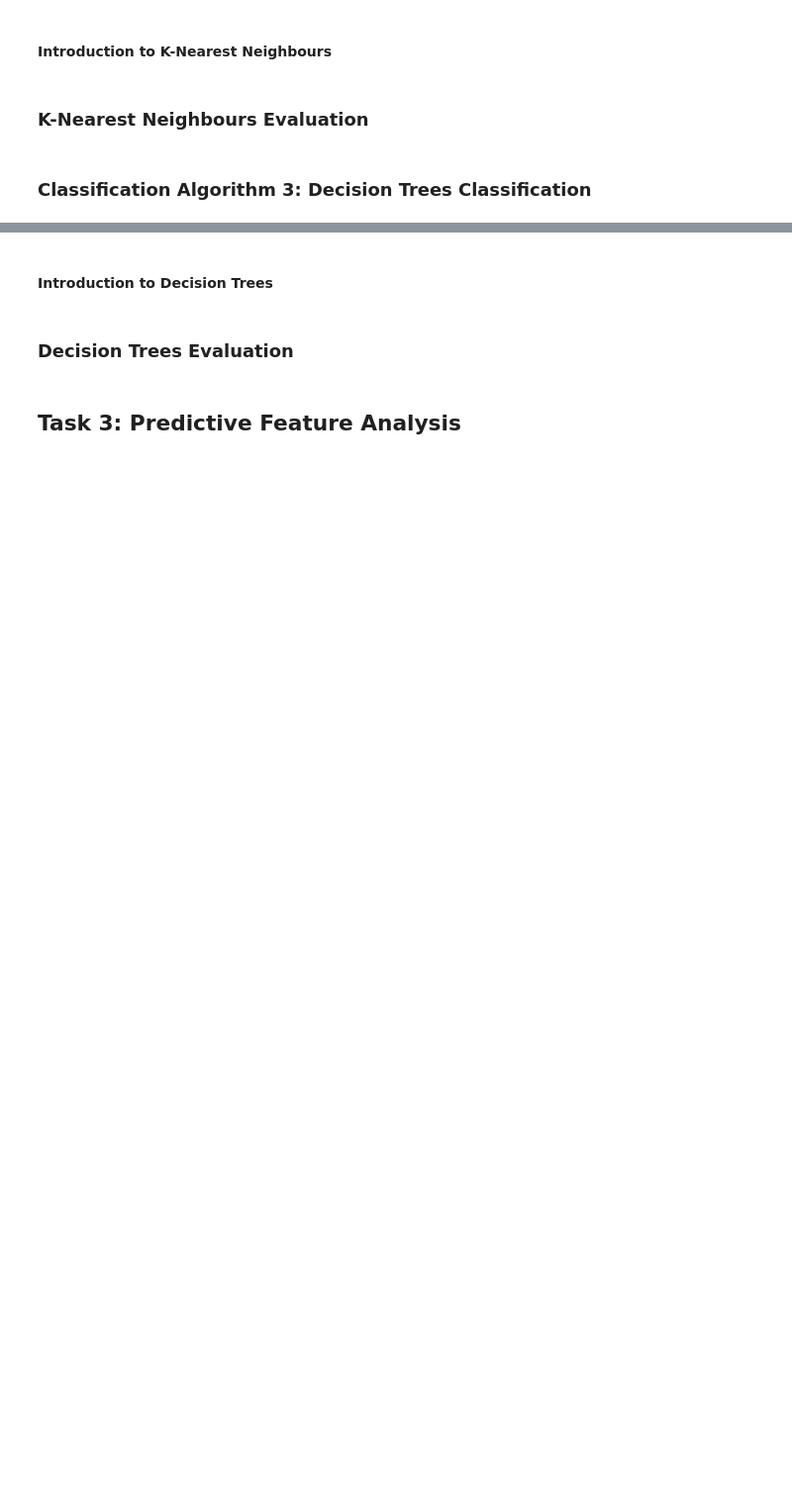
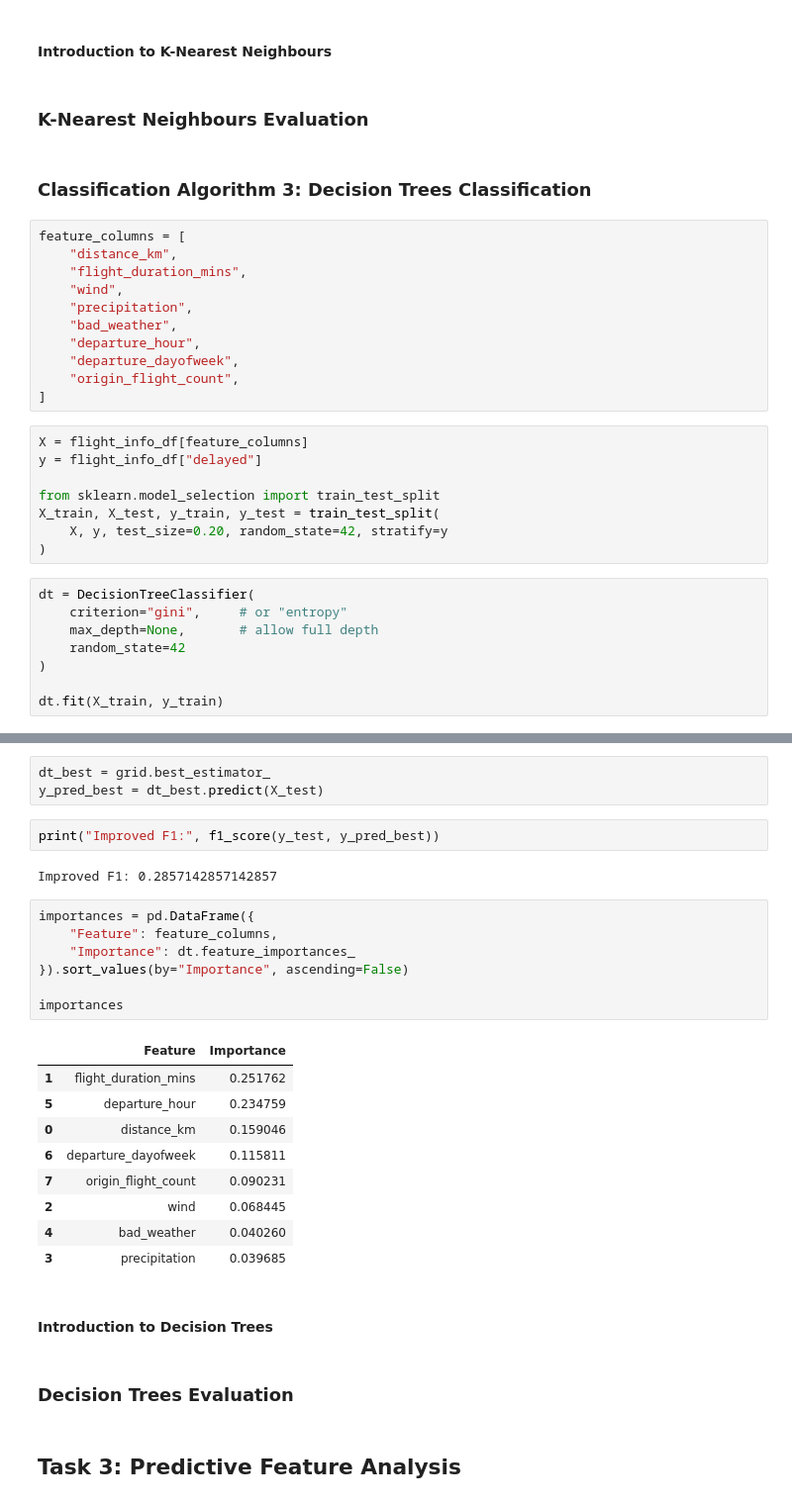
Before and after one commit to frederick2003/Classification-Algorithms-for-Synthetic-Flight-Data, a Jupyter notebook: Analysis.ipynb, the cells around one changed output, grey strips where cells are left out. Shown at 99% size. Cells and saved outputs as stored; diff of their text form; blank space fills up the shorter version.

```diff
--- a/Analysis.ipynb
+++ b/Analysis.ipynb
@@ -550,3 +735,30 @@ Overall, the trends observed in the characterisation phase strongly motivate the
 ### K-Nearest Neighbours Evaluation
 # %% [markdown]
 ### Classification Algorithm 3: Decision Trees Classification
+# %%
+feature_columns = [
+    "distance_km",
+    "flight_duration_mins",
+    "wind",
+    "precipitation",
+    "bad_weather",
+    "departure_hour",
+    "departure_dayofweek",
+    "origin_flight_count",
+]
+# %%
+X = flight_info_df[feature_columns]
+y = flight_info_df["delayed"]
+
+from sklearn.model_selection import train_test_split
+X_train, X_test, y_train, y_test = train_test_split(
+    X, y, test_size=0.20, random_state=42, stratify=y
+)
+# %%
+dt = DecisionTreeClassifier(
+    criterion="gini",     # or "entropy"
+    max_depth=None,       # allow full depth
+    random_state=42
+)
+
+dt.fit(X_train, y_train)
@@ -553,3 +810,27 @@ Overall, the trends observed in the characterisation phase strongly motivate the
+# %%
+dt_best = grid.best_estimator_
+y_pred_best = dt_best.predict(X_test)
+# %%
+print("Improved F1:", f1_score(y_test, y_pred_best))
+# %% [output]
+Improved F1: 0.2857142857142857
+# %%
+importances = pd.DataFrame({
+    "Feature": feature_columns,
+    "Importance": dt.feature_importances_
+}).sort_values(by="Importance", ascending=False)
+
+importances
+# %% [output]
+|  | Feature | Importance |
+| 1 | flight_duration_mins | 0.251762 |
+| 5 | departure_hour | 0.234759 |
+| 0 | distance_km | 0.159046 |
+| 6 | departure_dayofweek | 0.115811 |
+| 7 | origin_flight_count | 0.090231 |
+| 2 | wind | 0.068445 |
+| 4 | bad_weather | 0.040260 |
+| 3 | precipitation | 0.039685 |
 # %% [markdown]
 #### Introduction to Decision Trees
 # %% [markdown]
```
Also changed, not shown: parts of 33 cells of this notebook, 1 other file.
